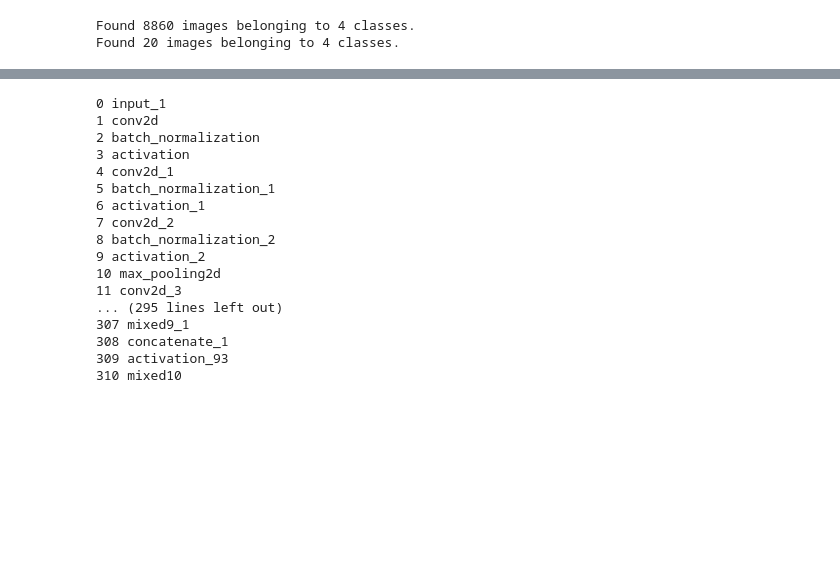
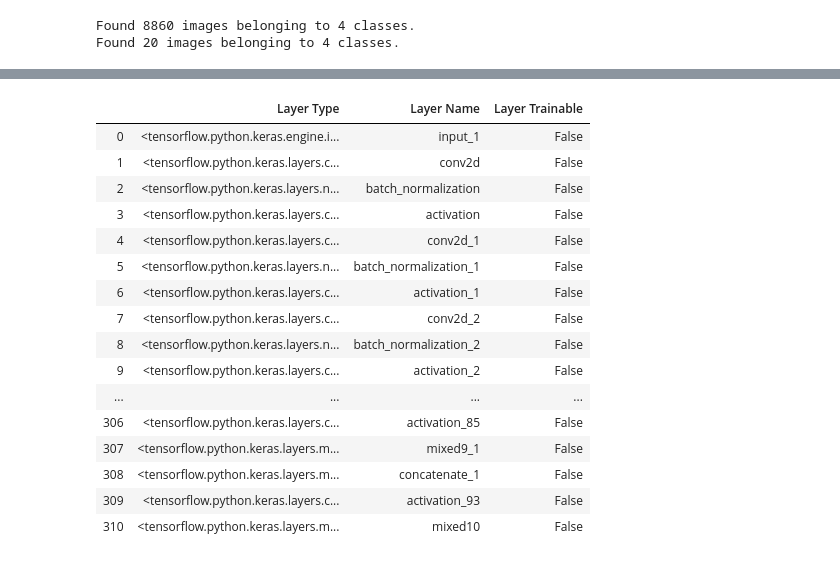
Before and after one commit to LegoSorter/LegoSorter, a Jupyter notebook: training/transfer_learning/tf_inceptionv3.ipynb, the cells around one changed output, grey strips where cells are left out. Saved outputs shown, nothing was run; the diff lists cells and outputs as text; code cells hidden in the pictures; blank space fills up the shorter version.

```diff
--- a/training/transfer_learning/tf_inceptionv3.ipynb
+++ b/training/transfer_learning/tf_inceptionv3.ipynb
@@ -13,3 +14,8 @@ from tensorflow.keras.preprocessing.image import ImageDataGenerator
+# %%
+batch_size = 32
+epochs = 5
+img_size = (224,224)
+classes = 4
 # %%
 # Create directories
 from pathlib import Path
@@ -37,7 +43,7 @@ x = GlobalAveragePooling2D()(x)
 # let's add a fully-connected layer
 x = Dense(1024, activation='relu')(x)
 # and a logistic layer -- let's say we have 200 classes
-predictions = Dense(4, activation='softmax')(x)
+predictions = Dense(classes, activation='softmax')(x)
 
 # this is the model we will train
 model = Model(inputs=base_model.input, outputs=predictions)
@@ -56,21 +62,21 @@ train_datagen = ImageDataGenerator(rescale=1./255)
 validation_datagen = ImageDataGenerator(rescale=1./255)
 train_generator = train_datagen.flow_from_directory(
     str(train_path),
-    target_size=(224, 224),
-    batch_size=32,
+    target_size=img_size,
+    batch_size=batch_size,
     class_mode='categorical')
 
 validation_generator = validation_datagen.flow_from_directory(
     str(validation_path),
-    target_size=(224, 224),
-    batch_size=32,
+    target_size=img_size,
+    batch_size=batch_size,
     class_mode='categorical')
 # %% [output]
 Found 8860 images belonging to 4 classes.
 Found 20 images belonging to 4 classes.
 # %%
 #callbacks for first learning stage
-tensorboard_callback = TensorBoard(log_dir="./logs/stage1")
+tensorboard_callback = TensorBoard(log_dir="./logs_new/stage1")
 filepath = "saved-model-{epoch:02d}-stage1.hdf5"
 checkpoint_callback = ModelCheckpoint(filepath, monitor='val_accuracy', verbose=1, save_best_only=False, mode='max')
 # %%
@@ -98,39 +108,43 @@ KeyboardInterrupt:
 # %%
 # at this point, the top layers are well trained and we can start fine-tuning
 # convolutional layers from inception V3. We will freeze the bottom N layers
 # and train the remaining top layers.
 
 # let's visualize layer names and layer indices to see how many layers
 # we should freeze:
-for i, layer in enumerate(base_model.layers):
-   print(i, layer.name)
+layers = [(layer, layer.name, layer.trainable) for layer in base_model.layers]
+df = pd.DataFrame(layers, columns=['Layer Type', 'Layer Name', 'Layer Trainable'])
+with pd.option_context('display.max_rows', None, 'display.max_columns', None):
+    display(df)
+#for i, layer in enumerate(base_model.layers):
+#   print(i, layer.name)
 
 # we chose to train the top 2 inception blocks, i.e. we will freeze
 # the first 249 layers and unfreeze the rest:
 for layer in model.layers[:249]:
    layer.trainable = False
 for layer in model.layers[249:]:
    layer.trainable = True
 
 # we need to recompile the model for these modifications to take effect
 # we use SGD with a low learning rate
 from tensorflow.keras.optimizers import SGD
 model.compile(optimizer=SGD(lr=0.0001, momentum=0.9), loss='categorical_crossentropy', metrics=['accuracy', 'categorical_accuracy'])
 # %% [output]
-0 input_1
-1 conv2d
-2 batch_normalization
-3 activation
-4 conv2d_1
-5 batch_normalization_1
-6 activation_1
-7 conv2d_2
-8 batch_normalization_2
-9 activation_2
-10 max_pooling2d
-11 conv2d_3
-... (295 lines left out)
-307 mixed9_1
-308 concatenate_1
-309 activation_93
-310 mixed10
+|  | Layer Type | Layer Name | Layer Trainable |
+| 0 | <tensorflow.python.keras.engine.i... | input_1 | False |
+| 1 | <tensorflow.python.keras.layers.c... | conv2d | False |
+| 2 | <tensorflow.python.keras.layers.n... | batch_normalization | False |
+| 3 | <tensorflow.python.keras.layers.c... | activation | False |
+| 4 | <tensorflow.python.keras.layers.c... | conv2d_1 | False |
+| 5 | <tensorflow.python.keras.layers.n... | batch_normalization_1 | False |
+| 6 | <tensorflow.python.keras.layers.c... | activation_1 | False |
+| 7 | <tensorflow.python.keras.layers.c... | conv2d_2 | False |
+| 8 | <tensorflow.python.keras.layers.n... | batch_normalization_2 | False |
+| 9 | <tensorflow.python.keras.layers.c... | activation_2 | False |
+| ... | ... | ... | ... |
+| 306 | <tensorflow.python.keras.layers.c... | activation_85 | False |
+| 307 | <tensorflow.python.keras.layers.m... | mixed9_1 | False |
+| 308 | <tensorflow.python.keras.layers.m... | concatenate_1 | False |
+| 309 | <tensorflow.python.keras.layers.c... | activation_93 | False |
+| 310 | <tensorflow.python.keras.layers.m... | mixed10 | False |
```
Also changed, not shown: parts of 7 cells of this notebook.
